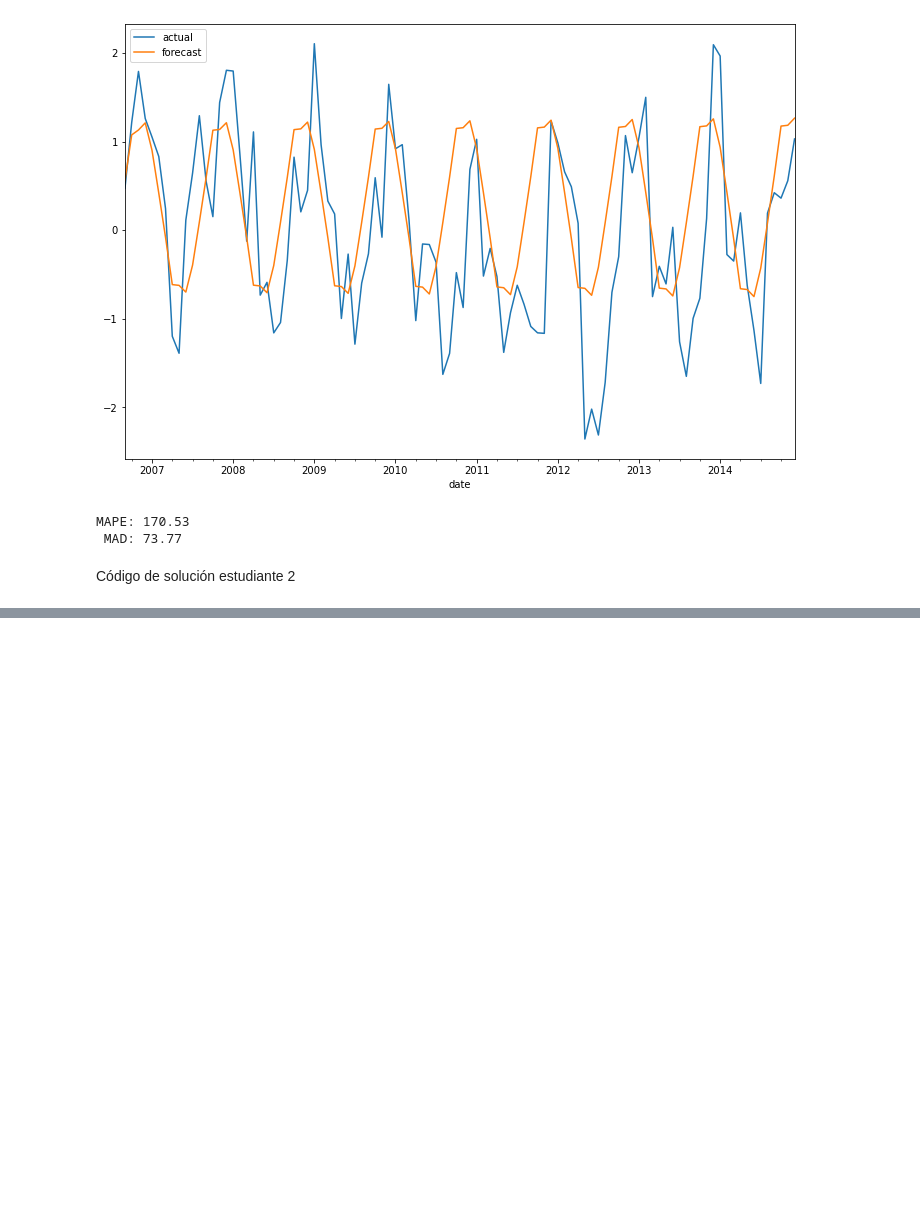
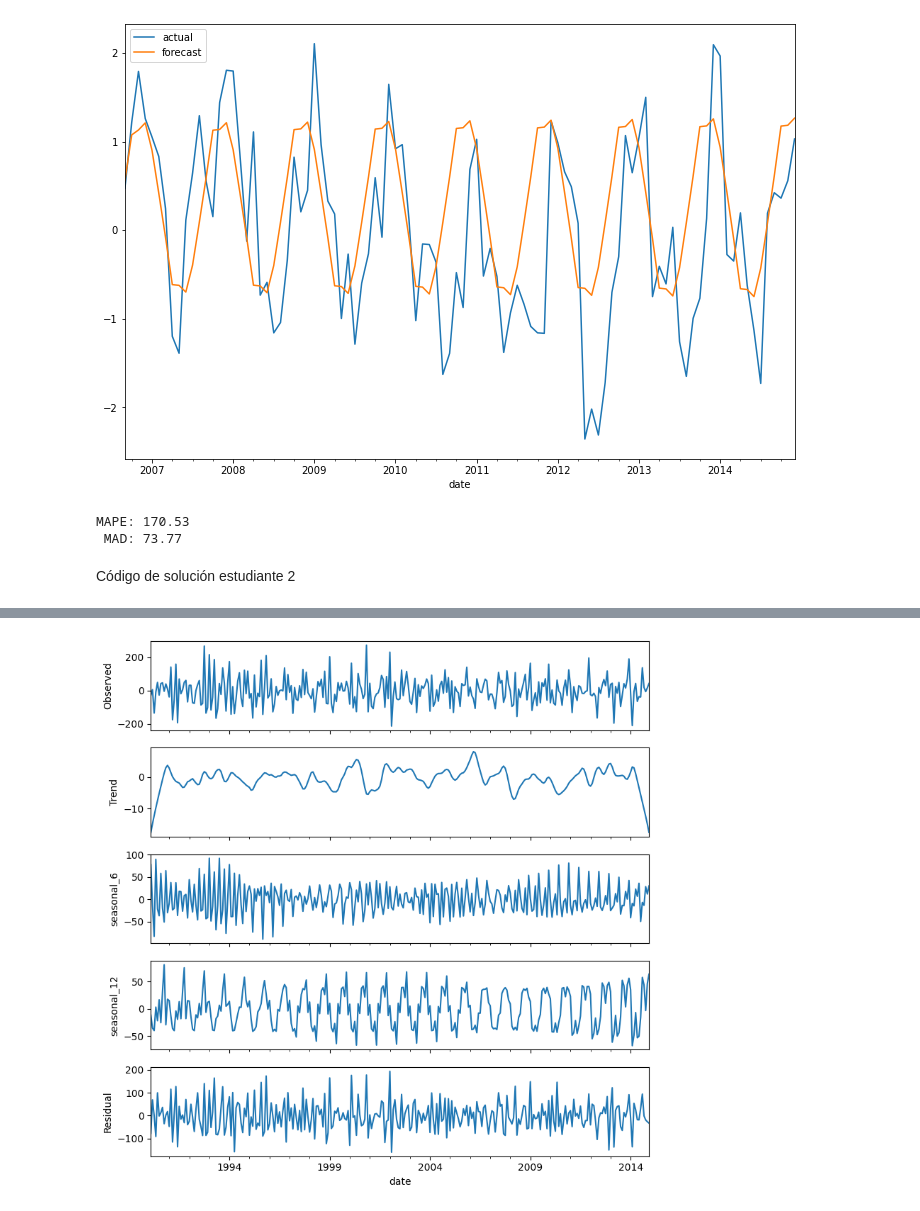
Before and after one commit to G4ll4rd0/Tarea3_RGALLARDO_PAVILLA, a Jupyter notebook: Tarea_3.ipynb, the cells around one changed output, grey strips where cells are left out. Cells and saved outputs as stored; diff of their text form; code cells hidden in the pictures; blank space fills up the shorter version.

```diff
--- a/Tarea_3.ipynb
+++ b/Tarea_3.ipynb
@@ -858,0 +922,4 @@ La respuesta es .........
+# %%
+seasonal = modelo_diff.decompose_timeseries_mstl((6, 12), {})
+# %% [output]
+[figure, added]
```
Also changed, not shown: parts of 20 cells of this notebook.
